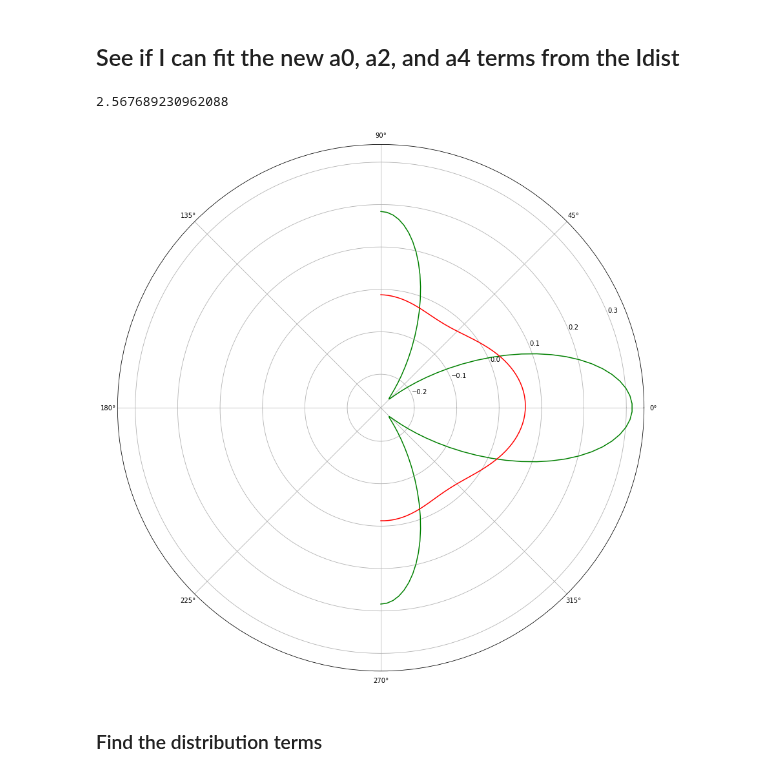
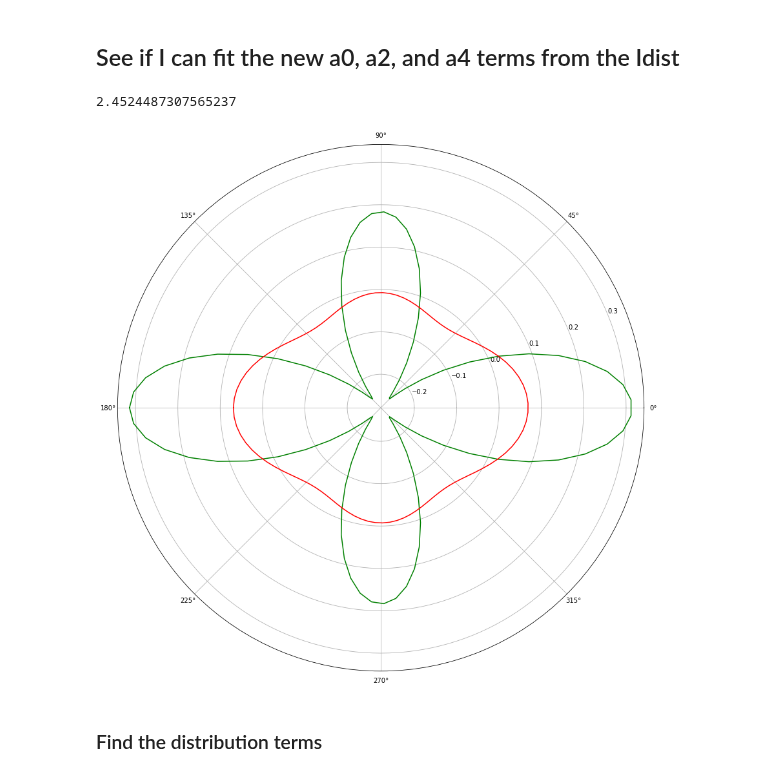
Before and after one commit to mfkiwl/splineDIC, a Jupyter notebook: notebooks/exploratory/stp_explore_ODF_extraction.ipynb, the cells around one changed output. Saved outputs shown, nothing was run; the diff lists cells and outputs as text; code cells hidden in the pictures.

```diff
--- a/notebooks/exploratory/stp_explore_ODF_extraction.ipynb
+++ b/notebooks/exploratory/stp_explore_ODF_extraction.ipynb
@@ -181,23 +117,23 @@ def minfun(params, *args):
 # %%
+theta = np.linspace(-180, 180, 100)
 a0 = 0
 a2 = 0.0652
 a4 = 0.2489
 phi = 0
 splay = 30
 nsamples = 10000
-Isingle_data, theta_single = Ifiber(a0, a2, a4, phi, normalize=False)
-Idist_data = syntheticIdist(a0, a2, a4, splay, nsamples, distribution='normal')
-minimand(a0, a2, a4, phi, Idist_data)
+Isingle_data = odf.Ifiber(a0, a2, a4, phi, theta)
+Idist_data = odf.syntheticIdist(a0, a2, a4, phi, theta, splay, nsamples, distribution='normal')
+odf.distribution_minimand(a0, a2, a4, phi, theta, Idist_data)
 # %% [output]
-2.567689230962088
+2.4524487307565237
 # %%
-theta = np.linspace(-90, 90, 100)
 # Plot Polar
 fig = plt.figure(figsize=(15, 15))
 plt.polar(np.deg2rad(theta), Isingle_data, color='g', label='Mean Fiber Intensity');
 plt.polar(np.deg2rad(theta), Idist_data, color='r', label='SALS ODF');
 # %% [output]
-[figure, old version]
+[figure, new version]
 # %% [markdown]
 ### Find the distribution terms
 # %% [markdown]
```
Also changed, not shown: parts of 14 cells of this notebook.
